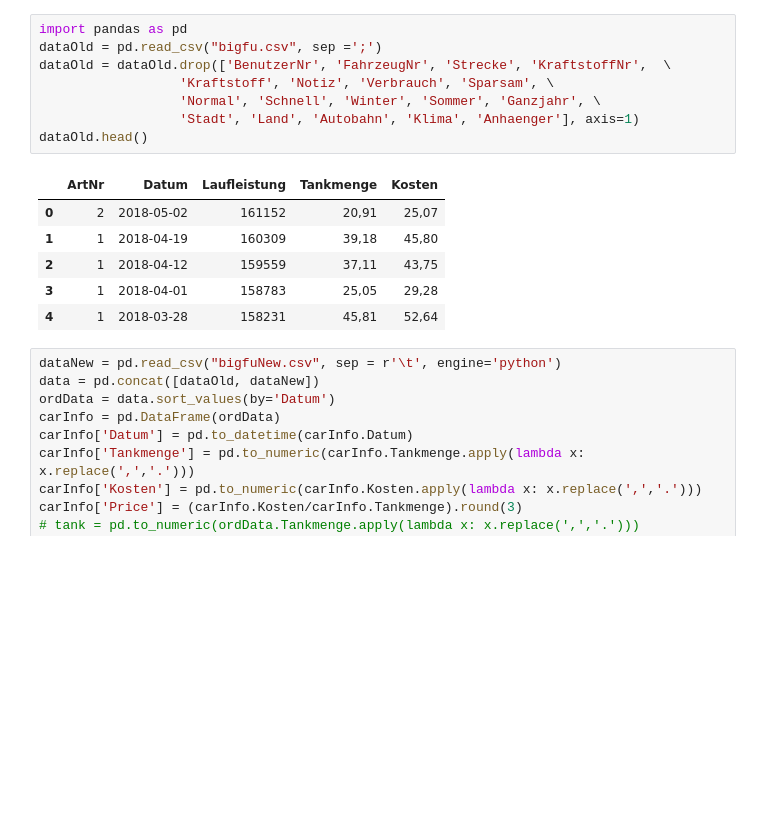
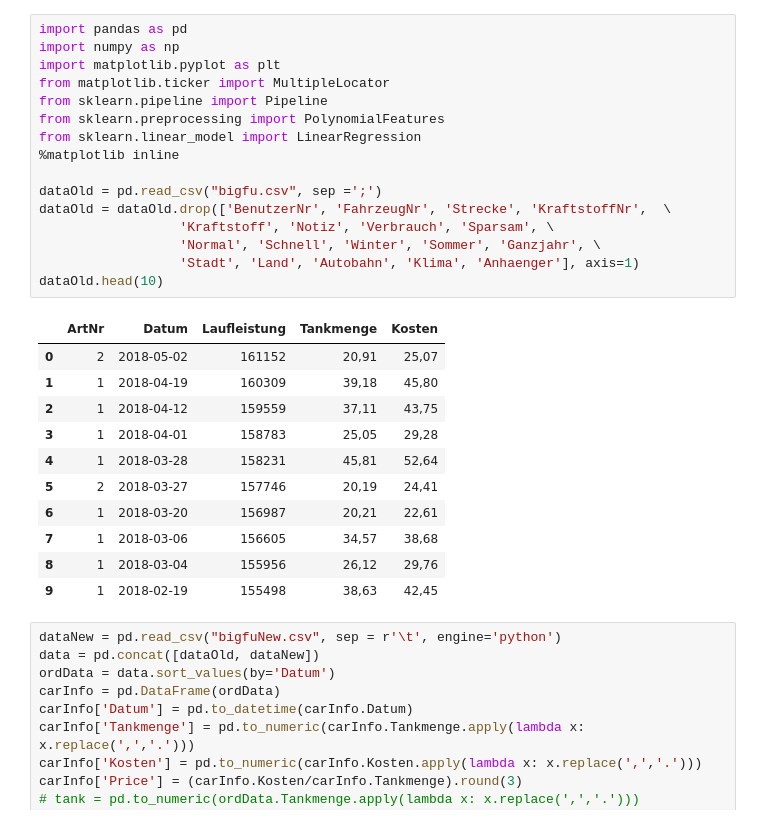
Before and after one commit to geraldgong/PKW_Fuel_Consumption, a Jupyter notebook: FordFuel.ipynb, the cells around one changed output. Drawn from its saved outputs; the diff is of its cells as text; blank space fills up the shorter version.

Commit message:
ML model finished

```diff
--- a/FordFuel.ipynb
+++ b/FordFuel.ipynb
@@ -1,18 +1,31 @@
 # %%
 import pandas as pd
+import numpy as np
+import matplotlib.pyplot as plt
+from matplotlib.ticker import MultipleLocator
+from sklearn.pipeline import Pipeline
+from sklearn.preprocessing import PolynomialFeatures
+from sklearn.linear_model import LinearRegression
+%matplotlib inline
+
 dataOld = pd.read_csv("bigfu.csv", sep =';')
 dataOld = dataOld.drop(['BenutzerNr', 'FahrzeugNr', 'Strecke', 'KraftstoffNr',  \
                   'Kraftstoff', 'Notiz', 'Verbrauch', 'Sparsam', \
                   'Normal', 'Schnell', 'Winter', 'Sommer', 'Ganzjahr', \
                   'Stadt', 'Land', 'Autobahn', 'Klima', 'Anhaenger'], axis=1)
-dataOld.head()
+dataOld.head(10)
 # %% [output]
 |  | ArtNr | Datum | Laufleistung | Tankmenge | Kosten |
 | 0 | 2 | 2018-05-02 | 161152 | 20,91 | 25,07 |
 | 1 | 1 | 2018-04-19 | 160309 | 39,18 | 45,80 |
 | 2 | 1 | 2018-04-12 | 159559 | 37,11 | 43,75 |
 | 3 | 1 | 2018-04-01 | 158783 | 25,05 | 29,28 |
 | 4 | 1 | 2018-03-28 | 158231 | 45,81 | 52,64 |
+| 5 | 2 | 2018-03-27 | 157746 | 20,19 | 24,41 |
+| 6 | 1 | 2018-03-20 | 156987 | 20,21 | 22,61 |
+| 7 | 1 | 2018-03-06 | 156605 | 34,57 | 38,68 |
+| 8 | 1 | 2018-03-04 | 155956 | 26,12 | 29,76 |
+| 9 | 1 | 2018-02-19 | 155498 | 38,63 | 42,45 |
 # %%
 dataNew = pd.read_csv("bigfuNew.csv", sep = r'\t', engine='python')
 data = pd.concat([dataOld, dataNew])
```
Also changed, not shown: parts of 5 cells of this notebook.
